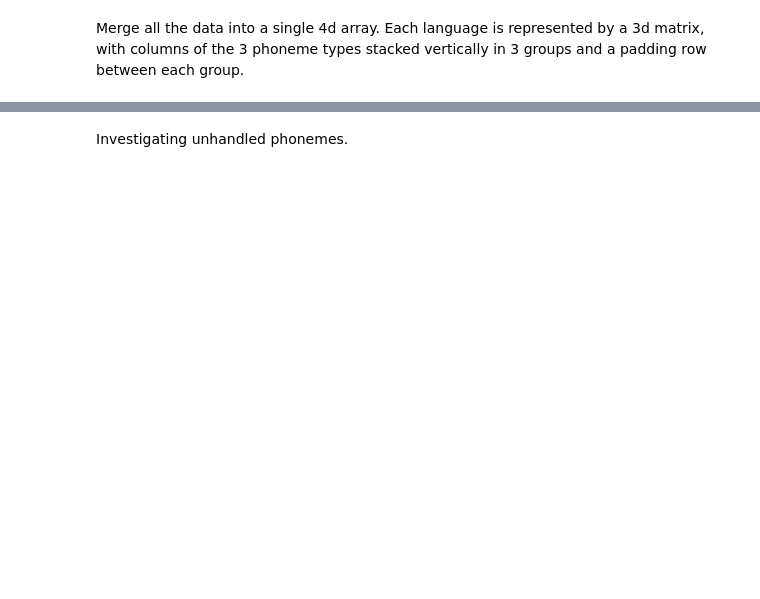
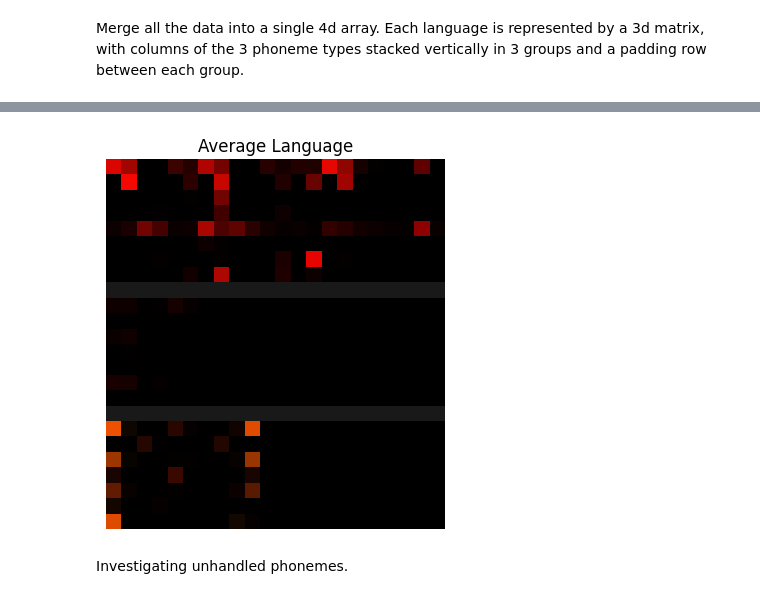
Before and after one commit to Pappa/conlanger, a Jupyter notebook: notebooks/prepare_phoible_data.ipynb, the cells around one changed output, grey strips where cells are left out. Drawn from its saved outputs; the diff is of its cells as text; code cells hidden in the pictures; blank space fills up the shorter version.

```diff
--- a/notebooks/prepare_phoible_data.ipynb
+++ b/notebooks/prepare_phoible_data.ipynb
@@ -245,16 +302,28 @@ sample_indices
 np.save("./data/language_phonemes.npy", language_phonemes_npy)
 # %%
 # what does an average language look like?
+mean_lang = np.mean(language_phonemes_npy, axis=0)
 
+# np.dstack()
+
+
+# mean_lang[:, :] = np.append(
+#     mean_lang[:, :],
+#     np.ones(1),
+#     axis=0,
+# )
+# print(mean_lang.shape)
 fig = plt.imshow(
-    np.mean(language_phonemes_npy, axis=0),
+    mean_lang,
     cmap=plt.get_cmap("copper_r"),
-    vmin=np.min(language_phonemes_npy),
-    vmax=np.max(language_phonemes_npy),
+    vmin=np.min(mean_lang),
+    vmax=np.max(mean_lang),
 )
 plt.axis("off")
 plt.title("Average Language")
 plt.show()
+# %% [output]
+[figure, added]
 # %% [markdown]
 Investigating unhandled phonemes.
 # %%
```
Also changed, not shown: parts of 15 cells of this notebook, 1 other file.
